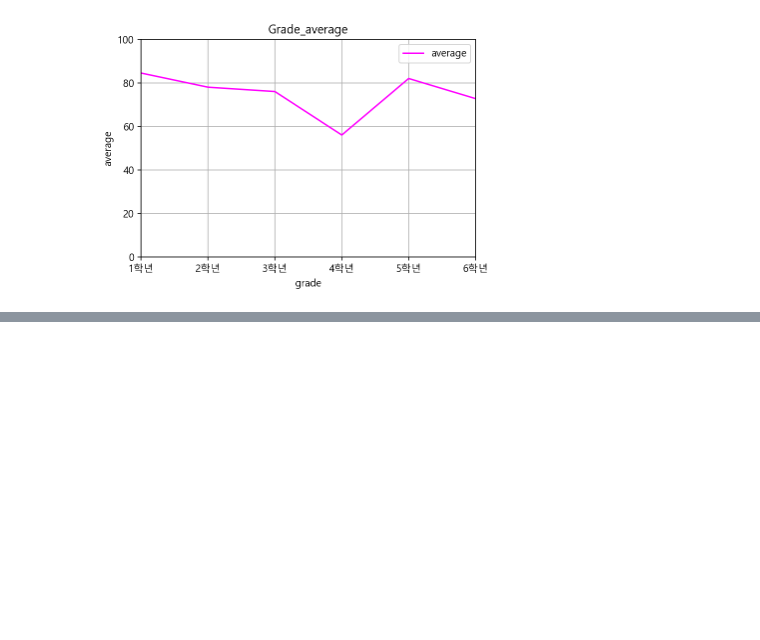
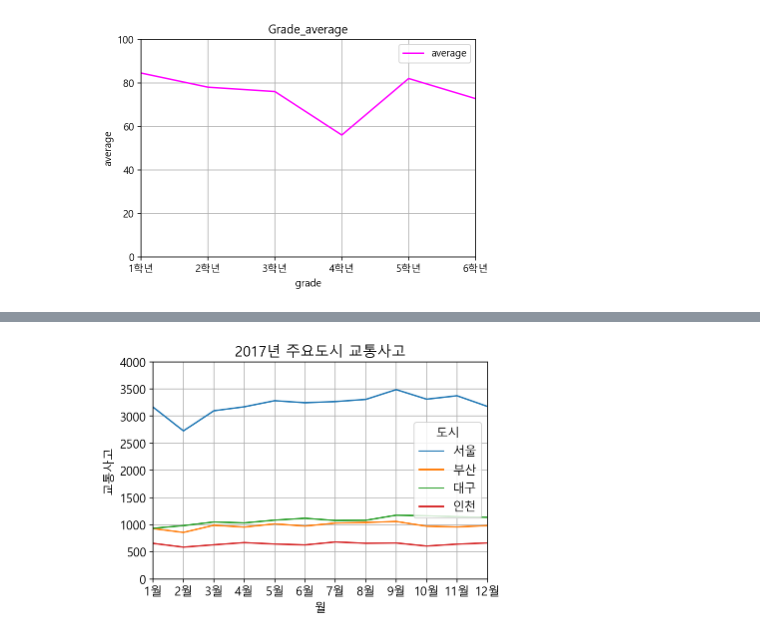
Before and after one commit to junhong-CHEON/python_study, a Jupyter notebook: 12-matplotlib.ipynb, the cells around one changed output, grey strips where cells are left out. Cells and saved outputs as stored; diff of their text form; code cells hidden in the pictures; blank space fills up the shorter version.

```diff
--- a/12-matplotlib.ipynb
+++ b/12-matplotlib.ipynb
@@ -107,0 +161,38 @@ pyplot.close()
+# %%
+from matplotlib import pyplot as plt
+import numpy as np
+
+from sample import seoul
+from sample import busan
+from sample import daegu
+from sample import inchun
+from sample import label
+
+plt.rcParams["font.family"] = 'Malgun Gothic'
+plt.rcParams['font.size'] = 12
+
+plt.figure()
+
+plt.grid()
+
+plt.title('2017년 주요도시 교통사고')
+plt.xlabel('월')
+plt.ylabel('교통사고')
+
+plt.plot(seoul, label = '서울')
+plt.plot(busan, label = '부산')
+plt.plot(daegu, label = '대구')
+plt.plot(inchun, label = '인천')
+
+plt.xlim(0,11)
+plt.ylim(0,4000)
+
+plt.legend(title = '도시', loc = 'center right')
+
+xpos = list( range(0,len(label)) )
+plt.xticks(xpos, label)
+
+plt.show()
+pyplot.close()
+# %% [output]
+[figure, added]
```
Also changed, not shown: parts of 15 cells of this notebook, 10 other files.
